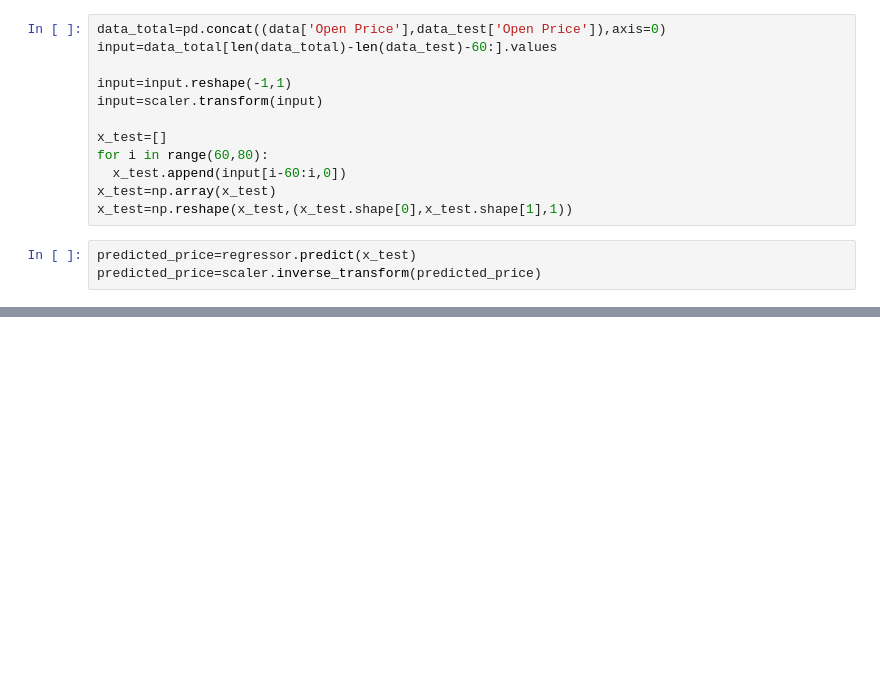
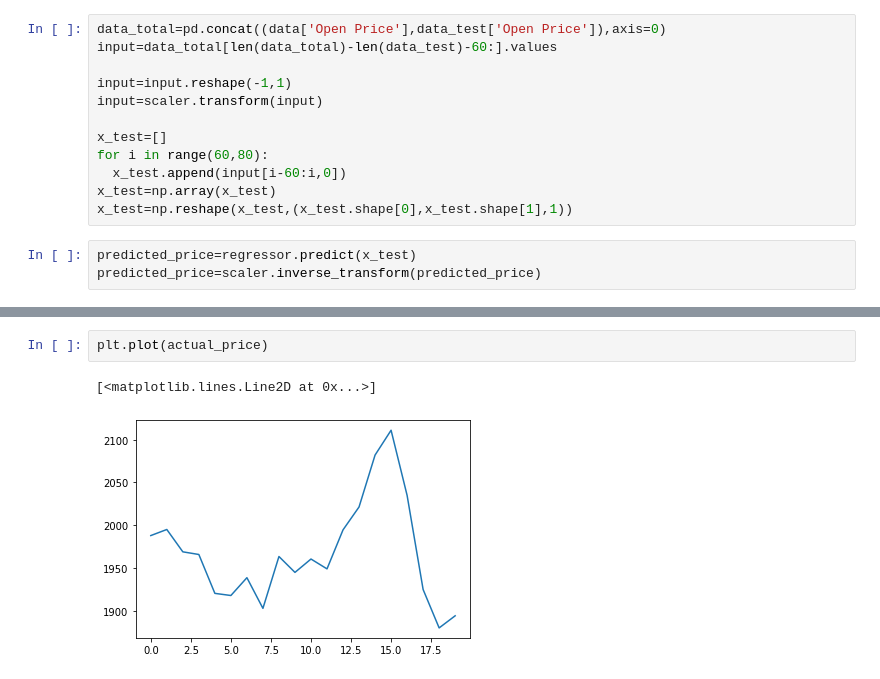
Before and after one commit to rebaJesudoss/reliance_stock_price_prediction, a Jupyter notebook: reliance_stock_prediction.ipynb, the cells around one changed output, grey strips where cells are left out. Drawn from its saved outputs; the diff is of its cells as text; blank space fills up the shorter version.

```diff
--- a/reliance_stock_prediction.ipynb
+++ b/reliance_stock_prediction.ipynb
@@ -205,0 +195,5 @@ plt.legend()
+# %%
+plt.plot(actual_price)
+# %% [output]
+[<matplotlib.lines.Line2D at 0x...>]
+[figure, added]
```
Also changed, not shown: parts of 6 cells of this notebook.
